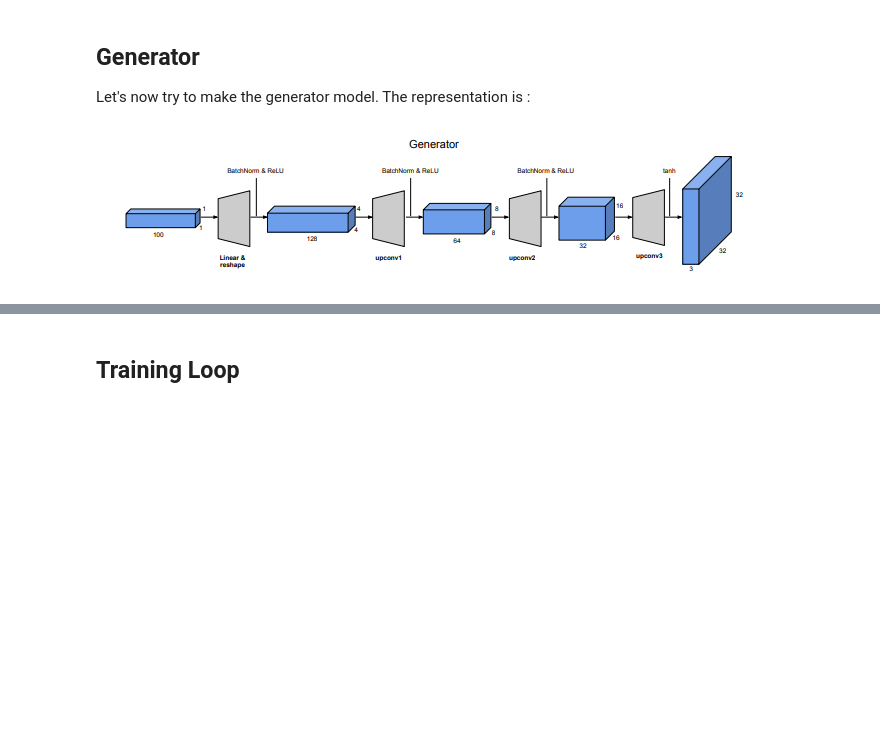
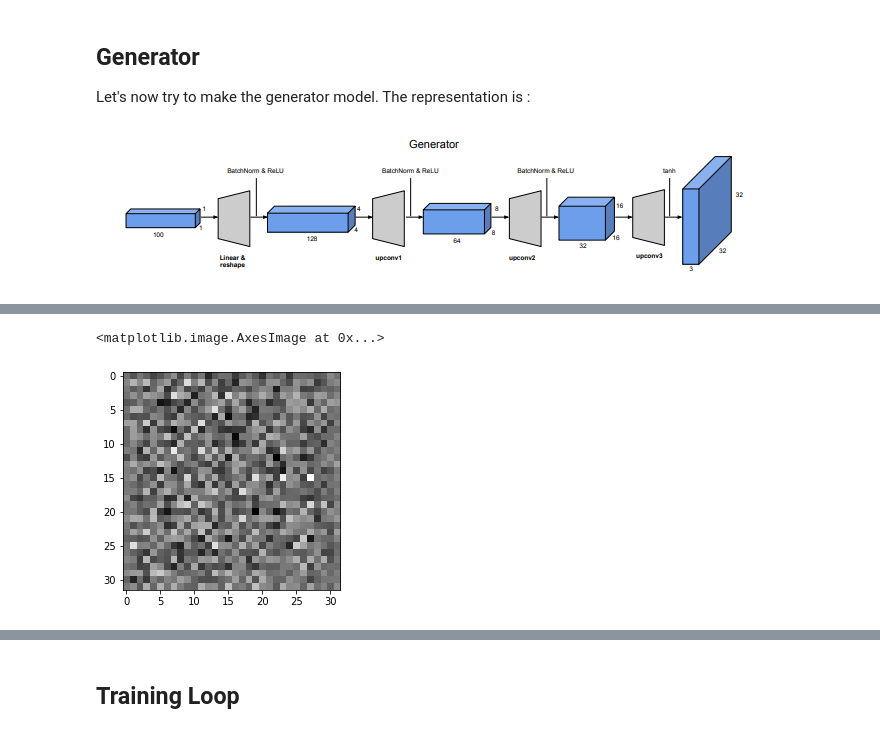
Before and after one commit to melchior-prugniaud/DL-DCGAN-CYCLEGAN, a Jupyter notebook: Cycle_GAN_Implementation.ipynb, the cells around one changed output, grey strips where cells are left out. Drawn from its saved outputs; the diff is of its cells as text; code cells hidden in the pictures; blank space fills up the shorter version.

```diff
--- a/Cycle_GAN_Implementation.ipynb
+++ b/Cycle_GAN_Implementation.ipynb
@@ -231,0 +229,9 @@ plot_model(generator((32,32,3)), to_file='generator_model_plot.png', show_shapes
+# %%
+gen = generator((32,32,1))
+x_input = np.random.randn(32*32*1)
+x_input = x_input.reshape((1,32,32,1))
+generate_image = gen.predict(x_input)
+plt.imshow(generate_image[0, :, :, 0], cmap='gray')
+# %% [output]
+<matplotlib.image.AxesImage at 0x...>
+[figure, added]
```
Also changed, not shown: parts of 9 cells of this notebook.
